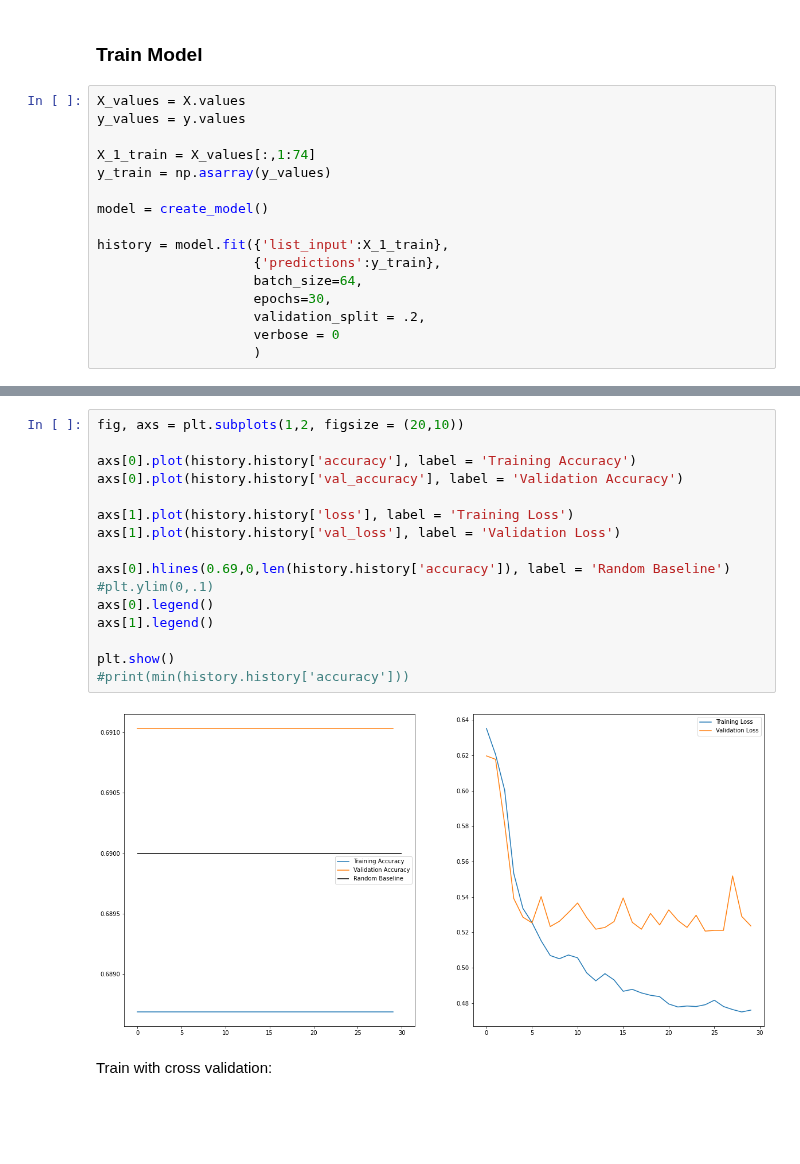
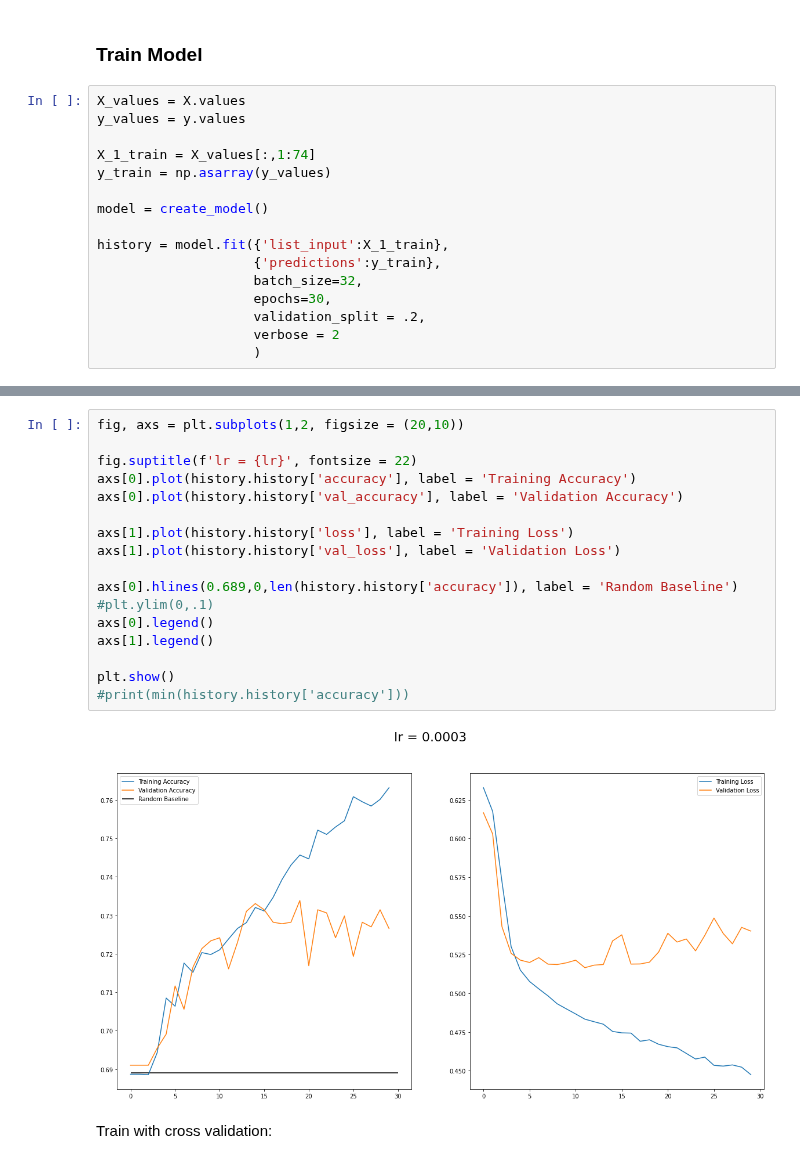
Before and after one commit to fox-daniel/Genre, a Jupyter notebook: code/Analysis/genre_model_dnn_0_list_only.ipynb, the cells around one changed output, grey strips where cells are left out. Drawn from its saved outputs; the diff is of its cells as text; blank space fills up the shorter version.

```diff
--- a/code/Analysis/genre_model_dnn_0_list_only.ipynb
+++ b/code/Analysis/genre_model_dnn_0_list_only.ipynb
@@ -248,8 +387,8 @@ model = create_model()
 
 history = model.fit({'list_input':X_1_train},
                     {'predictions':y_train},
-                    batch_size=64,
+                    batch_size=32,
                     epochs=30,
                     validation_split = .2,
-                    verbose = 0
+                    verbose = 2
                     )
@@ -256,21 +413,22 @@ history = model.fit({'list_input':X_1_train},
 # %%
 fig, axs = plt.subplots(1,2, figsize = (20,10))
 
+fig.suptitle(f'lr = {lr}', fontsize = 22)
 axs[0].plot(history.history['accuracy'], label = 'Training Accuracy')
 axs[0].plot(history.history['val_accuracy'], label = 'Validation Accuracy')
 
 axs[1].plot(history.history['loss'], label = 'Training Loss')
 axs[1].plot(history.history['val_loss'], label = 'Validation Loss')
 
-axs[0].hlines(0.69,0,len(history.history['accuracy']), label = 'Random Baseline')
+axs[0].hlines(0.689,0,len(history.history['accuracy']), label = 'Random Baseline')
 #plt.ylim(0,.1)
 axs[0].legend()
 axs[1].legend()
 
 plt.show()
 #print(min(history.history['accuracy']))
 # %% [output]
-[figure, old version]
+[figure, new version]
 # %% [markdown]
 Train with cross validation:
 # %%
```
Also changed, not shown: parts of 6 cells of this notebook, 2 other files.
